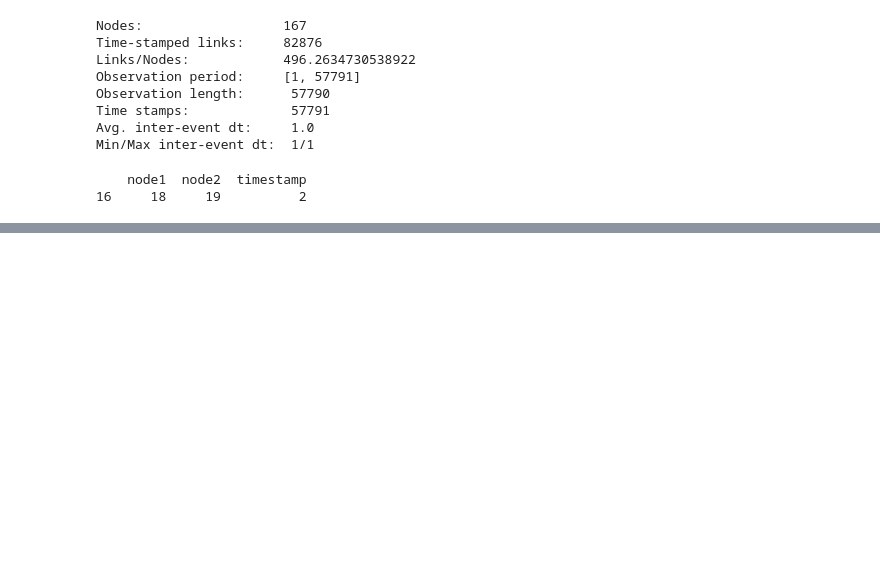
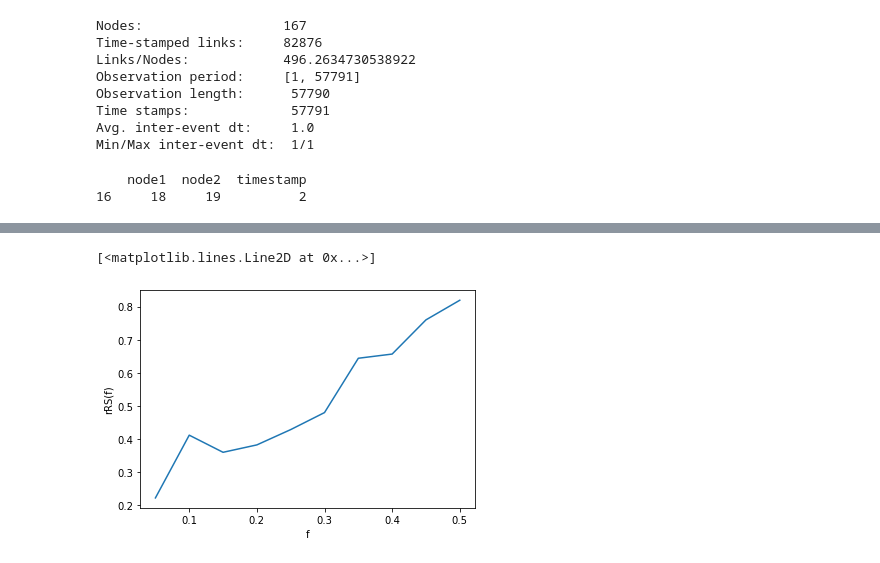
Before and after one commit to sneha-lodha/MDACN_Assignment1, a Jupyter notebook: marijn B.ipynb, the cells around one changed output, grey strips where cells are left out. Drawn from its saved outputs; the diff is of its cells as text; code cells hidden in the pictures; blank space fills up the shorter version.

```diff
--- a/marijn B.ipynb
+++ b/marijn B.ipynb
@@ -128,0 +157,12 @@ plt.hist(sts, bins = bins, density=True, log=True)
+# %%
+ys = []
+for f in xs:
+    ys.append(calcRecRate(f, rs, ss))
+
+plt.xlabel("f")
+plt.ylabel("rRS(f)")
+
+plt.plot(xs, ys)
+# %% [output]
+[<matplotlib.lines.Line2D at 0x...>]
+[figure, added]
```
Also changed, not shown: parts of 5 cells of this notebook.
